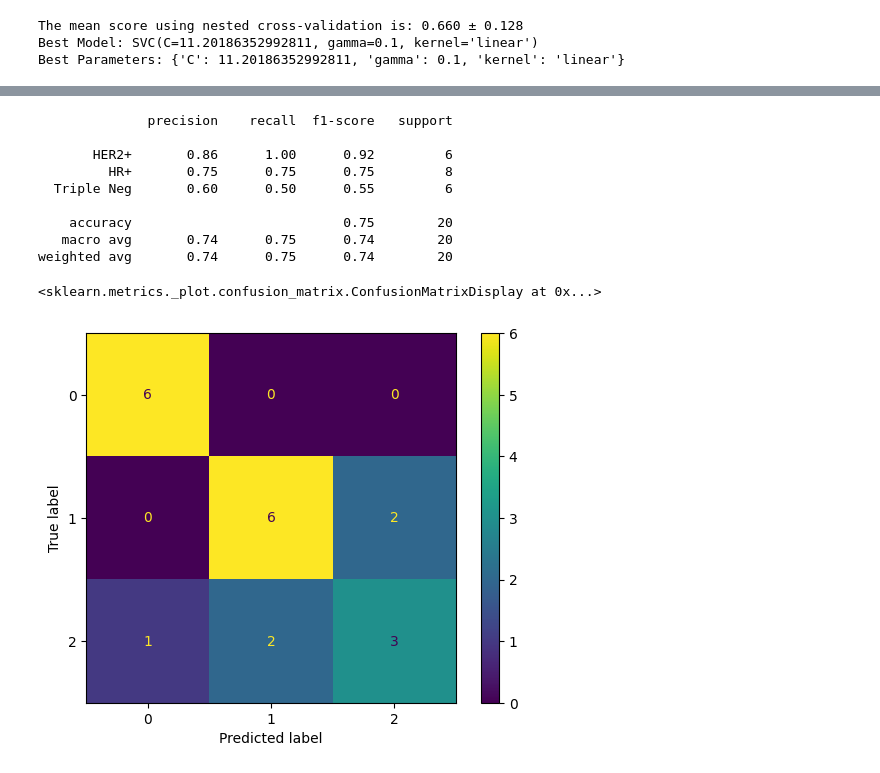
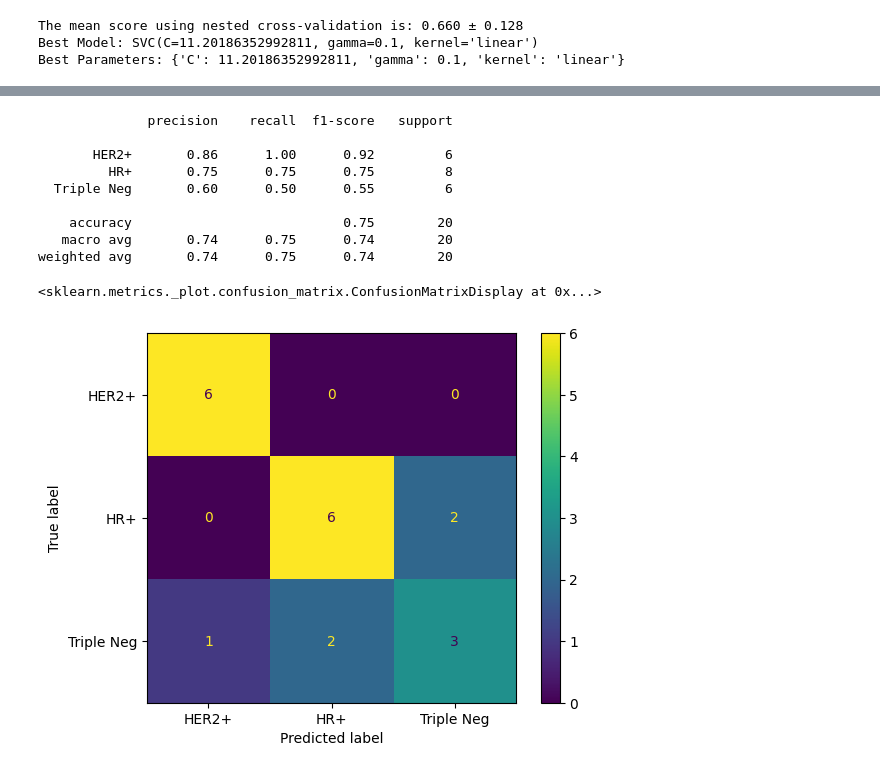
Before and after one commit to Zainab-am/B4TM, a Jupyter notebook: SVM_zainab.ipynb, the cells around one changed output, grey strips where cells are left out. Drawn from its saved outputs; the diff is of its cells as text; code cells hidden in the pictures.

```diff
--- a/SVM_zainab.ipynb
+++ b/SVM_zainab.ipynb
@@ -108,26 +101,26 @@ Best Parameters: {'C': 11.20186352992811, 'gamma': 0.1, 'kernel': 'linear'}
 # %%
-svm_clf_rand = SVC(C = 19.7, gamma = 0.01, kernel = 'linear')
+svm_clf_rand = SVC(C = 11.2, gamma = 0.1, kernel = 'linear')
 svm_clf_rand.fit(X_train, y_train)
 y_pred = svm_clf_rand.predict(X_test)
 
 #accuracy, precision en recall checken
 print(classification_report(y_test, y_pred))
 
 #confusion matrix
-cm_svm_rand = confusion_matrix(y_test, y_pred)
-ConfusionMatrixDisplay(confusion_matrix= cm_svm_rand).plot()
+cm_svm_rand = confusion_matrix(y_test, y_pred, labels=svm_clf_rand.classes_)
+ConfusionMatrixDisplay(confusion_matrix= cm_svm_rand, display_labels=svm_clf_rand.classes_).plot()
 # %% [output]
               precision    recall  f1-score   support
 
        HER2+       0.86      1.00      0.92         6
          HR+       0.75      0.75      0.75         8
   Triple Neg       0.60      0.50      0.55         6
 
     accuracy                           0.75        20
    macro avg       0.74      0.75      0.74        20
 weighted avg       0.74      0.75      0.74        20
 <sklearn.metrics._plot.confusion_matrix.ConfusionMatrixDisplay at 0x...>
-[figure, old version]
+[figure, new version]
 # %%
 #hyperparameter tuning, je kan de C, de kernel en de gamma tunen
 # from sklearn.model_selection import RandomizedSearchCV
```
Also changed, not shown: parts of 1 cell of this notebook.
